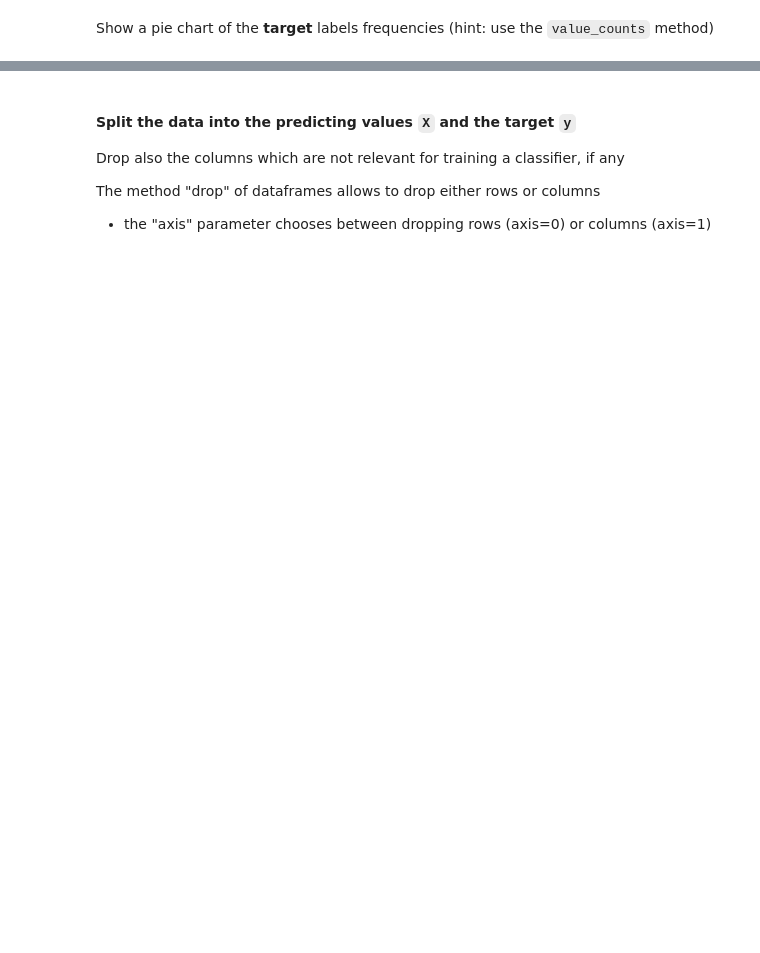
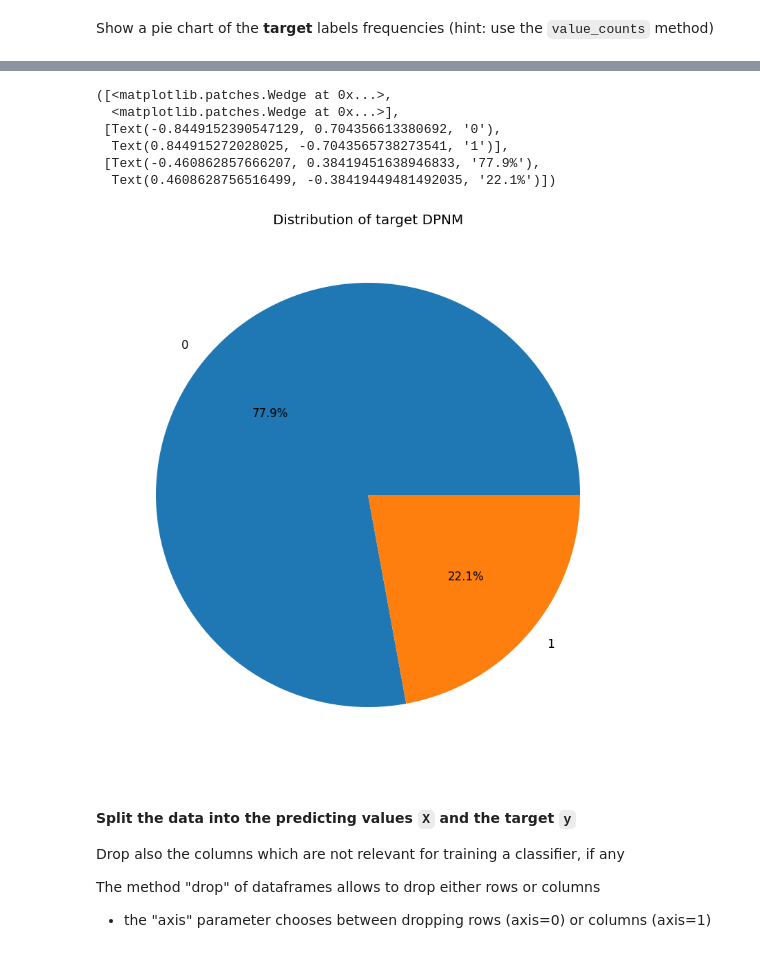
Before and after one commit to jcbraz/bbs-ml, a Jupyter notebook: lab3b/lab3b-class-dt-grid-search-cv_nocode.ipynb, the cells around one changed output, grey strips where cells are left out. Cells and saved outputs as stored; diff of their text form; code cells hidden in the pictures; blank space fills up the shorter version.

```diff
--- a/lab3b/lab3b-class-dt-grid-search-cv_nocode.ipynb
+++ b/lab3b/lab3b-class-dt-grid-search-cv_nocode.ipynb
@@ -86,0 +82,3 @@ Shape of the input data (30000, 25)
+# %%
+df = pd.read_excel(f"../data/{data_url}", header=1)
+display(f"The Shape of the input data {df.shape}")
@@ -146,2 +149,4 @@ dtype: float64
+# %%
+df = df.drop(columns=['ID'])
 # %% [markdown]
 Show a pie chart of the __target__ labels frequencies (hint: use the `value_counts` method)
@@ -151,3 +153,14 @@ Show a pie chart of the __target__ labels frequencies (hint: use the `value_coun
+# %%
+plt.title('Distribution of target DPNM')
+plt.pie(data=df, x=df[target].value_counts(), labels=df[target].value_counts().index, autopct='%1.1f%%')
+# %% [output]
+([<matplotlib.patches.Wedge at 0x...>,
+  <matplotlib.patches.Wedge at 0x...>],
+ [Text(-0.8449152390547129, 0.704356613380692, '0'),
+  Text(0.844915272028025, -0.7043565738273541, '1')],
+ [Text(-0.460862857666207, 0.38419451638946833, '77.9%'),
+  Text(0.4608628756516499, -0.38419449481492035, '22.1%')])
+[figure, added]
 # %% [markdown]
 #### Split the data into the __predicting values__ `X` and the __target__ `y`
 Drop also the columns which are not relevant for training a classifier, if any
```
Also changed, not shown: parts of 24 cells of this notebook.
